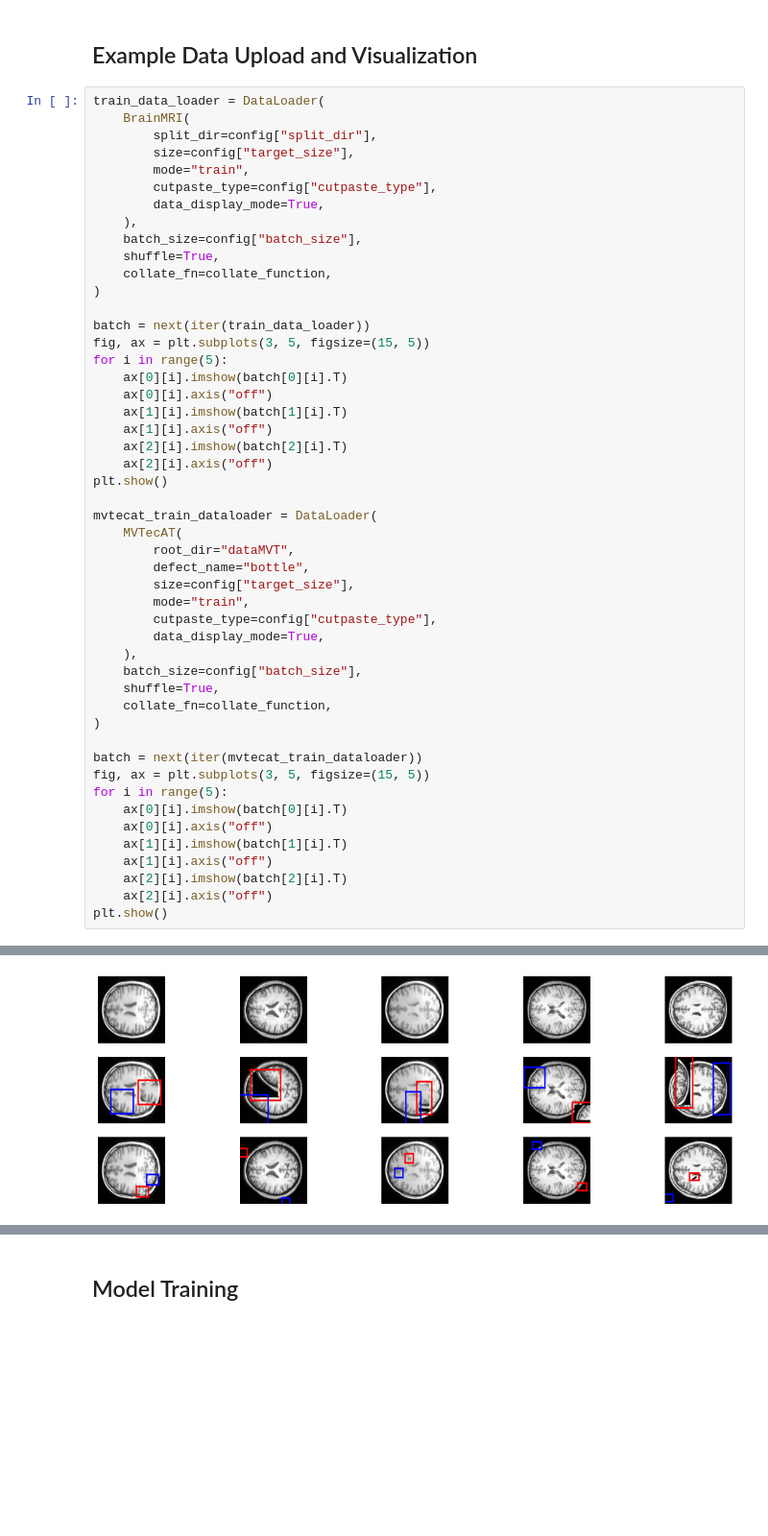
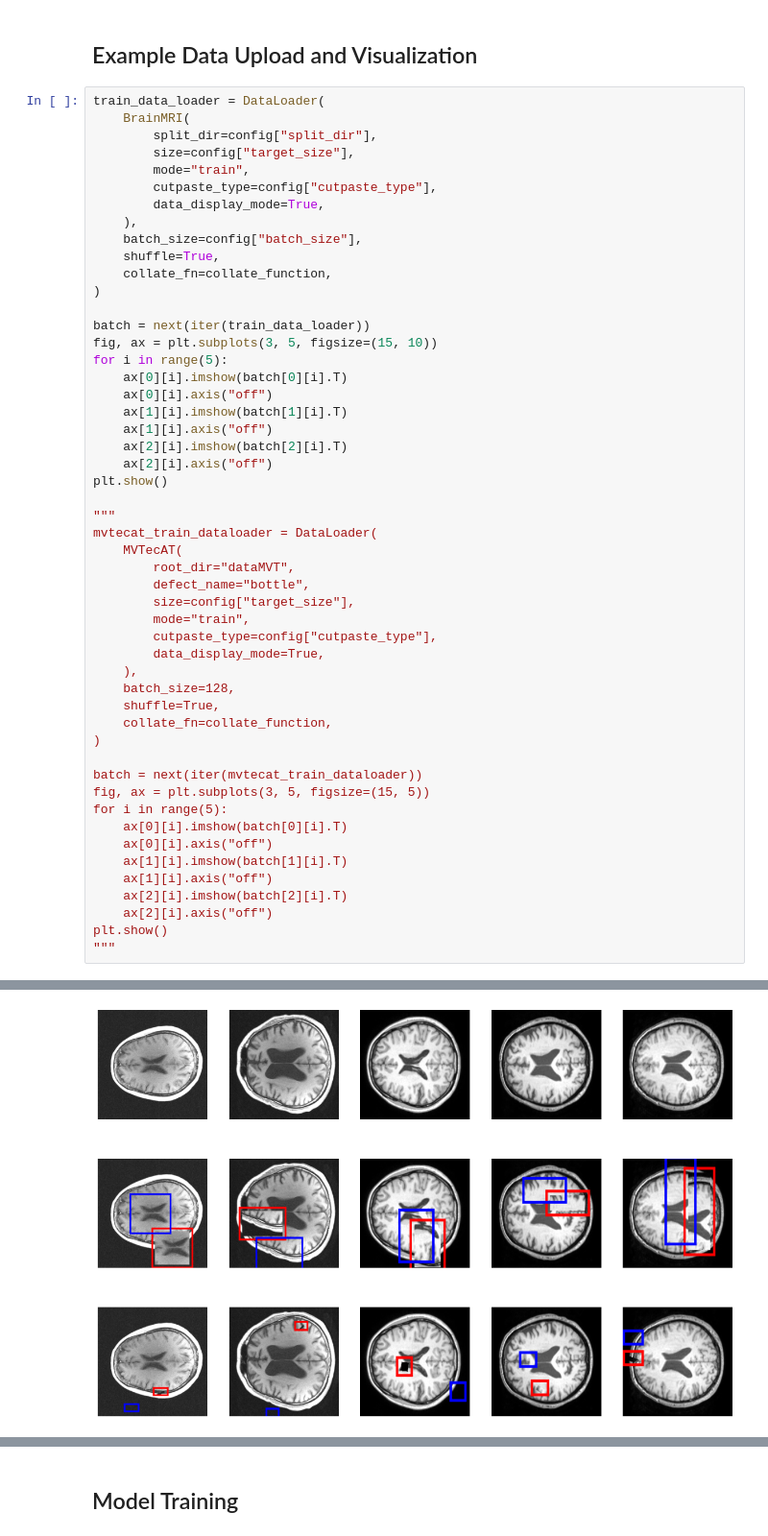
Before and after one commit to fehmisener/cutpaste-UADMI-seminar, a Jupyter notebook: main.ipynb, the cells around one changed output, grey strips where cells are left out. Shown at 96% size. Cells and saved outputs as stored; diff of their text form; blank space fills up the shorter version.

```diff
--- a/main.ipynb
+++ b/main.ipynb
@@ -46,7 +49,7 @@ train_data_loader = DataLoader(
 )
 
 batch = next(iter(train_data_loader))
-fig, ax = plt.subplots(3, 5, figsize=(15, 5))
+fig, ax = plt.subplots(3, 5, figsize=(15, 10))
 for i in range(5):
     ax[0][i].imshow(batch[0][i].T)
     ax[0][i].axis("off")
@@ -54,32 +57,34 @@ for i in range(5):
     ax[1][i].axis("off")
     ax[2][i].imshow(batch[2][i].T)
     ax[2][i].axis("off")
 plt.show()
 
+"""
 mvtecat_train_dataloader = DataLoader(
     MVTecAT(
         root_dir="dataMVT",
         defect_name="bottle",
         size=config["target_size"],
         mode="train",
         cutpaste_type=config["cutpaste_type"],
         data_display_mode=True,
     ),
-    batch_size=config["batch_size"],
+    batch_size=128,
     shuffle=True,
     collate_fn=collate_function,
 )
 
 batch = next(iter(mvtecat_train_dataloader))
 fig, ax = plt.subplots(3, 5, figsize=(15, 5))
 for i in range(5):
     ax[0][i].imshow(batch[0][i].T)
     ax[0][i].axis("off")
     ax[1][i].imshow(batch[1][i].T)
     ax[1][i].axis("off")
     ax[2][i].imshow(batch[2][i].T)
     ax[2][i].axis("off")
 plt.show()
+"""
 # %% [output]
 Using 581 IXI images and 130 fastMRI images. Total 711 images for training.
-[figure, old version]
+[figure, new version]
```
Also changed, not shown: parts of 10 cells of this notebook, 18 other files.
